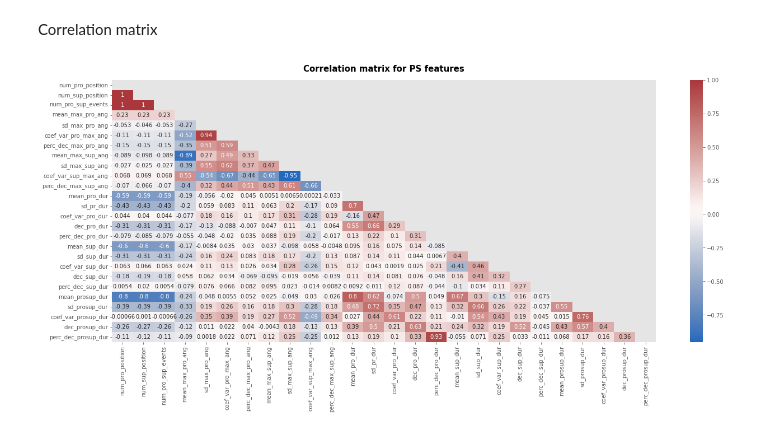
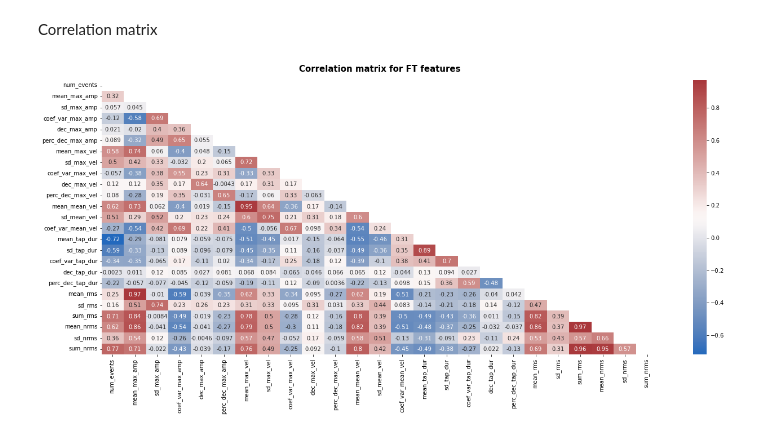
Before and after one commit to jgvhabets/ultraleap_analysis, a Jupyter notebook: code/notebooks/ul_preprocessing.ipynb, the cells around one changed output. Drawn from its saved outputs; the diff is of its cells as text; code cells hidden in the pictures.

```diff
--- a/code/notebooks/ul_preprocessing.ipynb
+++ b/code/notebooks/ul_preprocessing.ipynb
@@ -214,23 +193,23 @@ plt.show()
 # %% [markdown]
 Correlation matrix
 # %%
-df = pd.read_csv('/Users/arianm/Documents/GitHub/ultraleap_analysis/data/features/dataframes/ps_block_features.csv', index_col= 0)
+df = pd.read_csv('/Users/arianm/Documents/GitHub/ultraleap_analysis/data/features/dataframes/patientdata/ft_block_features.csv', index_col= 0)
 corr_matrix = df.corr()
 matrix = np.triu(corr_matrix)
 plt.figure(figsize=(20, 10))
-plt.title('Correlation matrix for PS features',  pad=15, weight = 'bold', fontsize = 15)
+plt.title('Correlation matrix for FT features',  pad=15, weight = 'bold', fontsize = 15)
 
 sn.heatmap(corr_matrix, annot=True, mask=matrix, cmap="vlag")
-fname = 'heatmap_ps_feat'
+fname = 'heatmap_ft_feat'
 plt.tight_layout( pad = 5)
 plt.savefig(
     os.path.join(
         '/Users/arianm/Documents/GitHub/ultraleap_analysis/figures/', fname
     ),
     dpi=300,
     facecolor='w',
 )
 
 plt.show()
 # %% [output]
-[figure, old version]
+[figure, new version]
```
Also changed, not shown: parts of 2 cells of this notebook.
